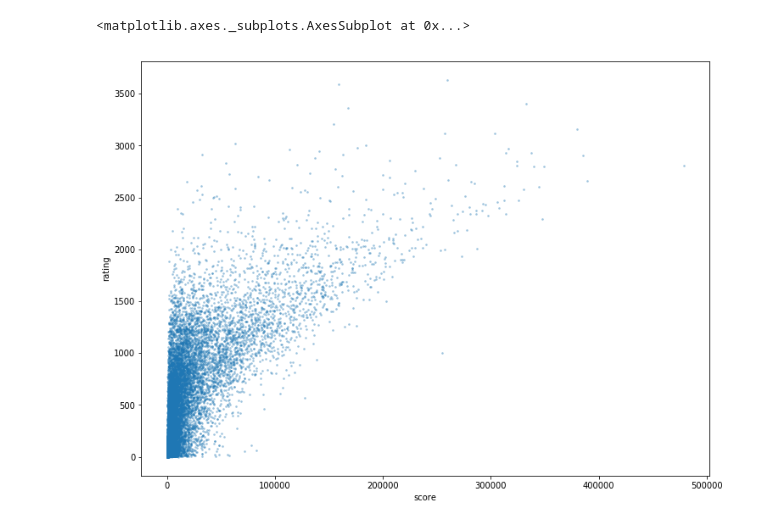
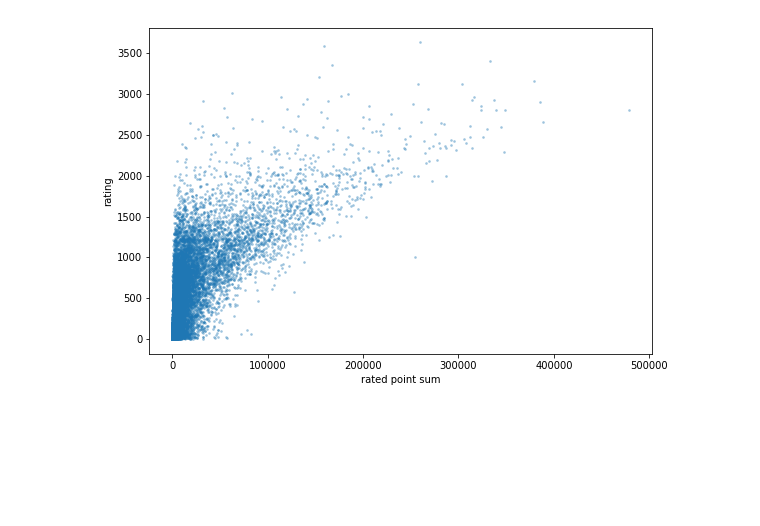
Before and after one commit to nagitausu/atcoder_scraping, a Jupyter notebook: score_vs_rate.ipynb, the cells around one changed output. Drawn from its saved outputs; the diff is of its cells as text; code cells hidden in the pictures; blank space fills up the shorter version.

Commit message:
Add sample image

```diff
--- a/score_vs_rate.ipynb
+++ b/score_vs_rate.ipynb
@@ -19,18 +19,18 @@ score = score.set_index("user_id")
 # %%
 ac = ac.set_index("user_id")
 # %%
-score_dic = score["point_sum"].to_dict()
+point_dic = point["point_sum"].to_dict()
 # %%
 ac_dic = ac["problem_count"].to_dict()
 # %%
-scores = []
+points = []
 for i, user in enumerate(rank["user"]):
-    if user in score_dic:
-        scores.append(score_dic[user])
+    if user in point_dic:
+        points.append(point_dic[user])
     else:
-        scores.append(None)
+        points.append(None)
-# %%
-rank["score"] = scores
+# %%
+rank["rated point sum"] = points
 # %%
 acs = []
 for i, user in enumerate(rank["user"]):
@@ -52,8 +52,8 @@ rank.head()
 # %%
-rank[rank["country"] == "JP"].plot.scatter(x="score", y="rating", s=3, alpha=0.3)
+rank[rank["country"] == "JP"].plot.scatter(x="rated point sum", y="rating", s=3, alpha=0.3)
+plt.savefig("images/rated_point_sum_vs_rating.png")
 # %% [output]
-<matplotlib.axes._subplots.AxesSubplot at 0x...>
-[figure, old version]
+[figure, new version]
 # %%
 rank[rank["country"] == "JP"].plot.scatter(x="ac", y="rating", s=3, alpha=0.3)
 # %% [output]
```
Also changed, not shown: parts of 5 cells of this notebook, 1 other file.
